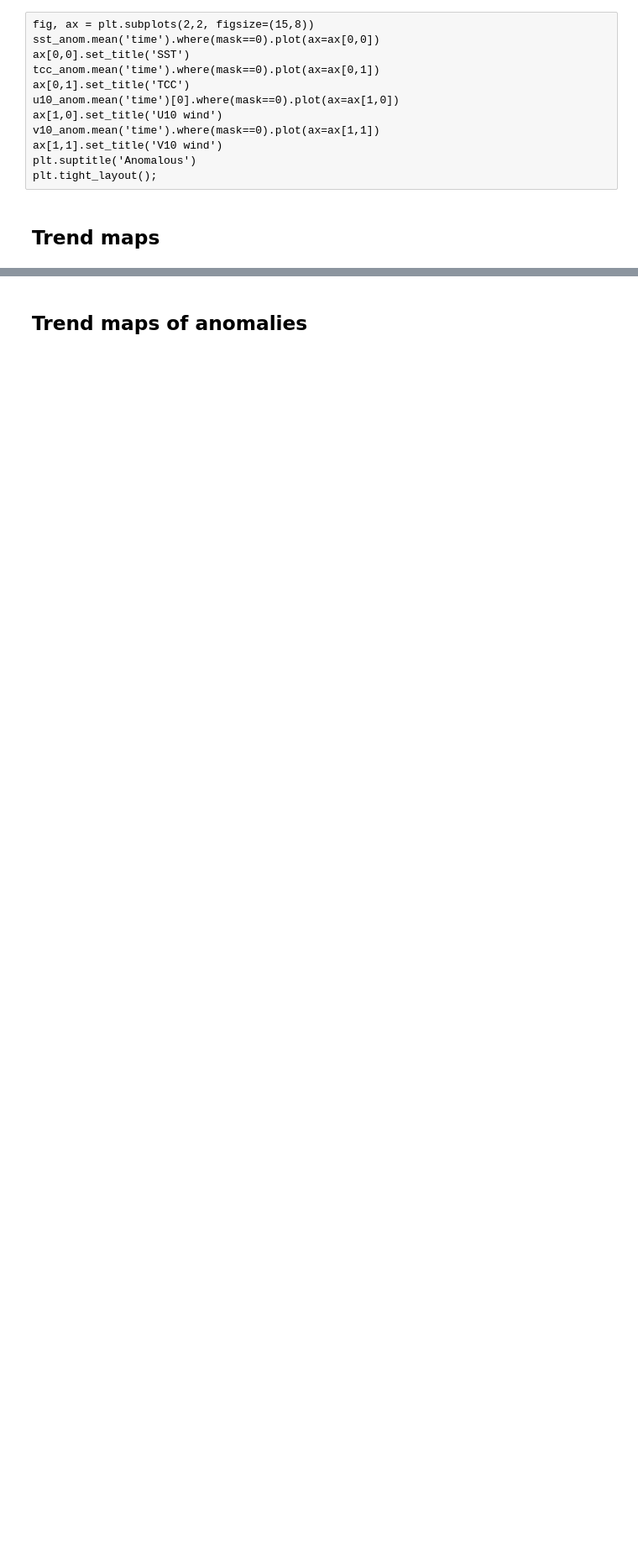
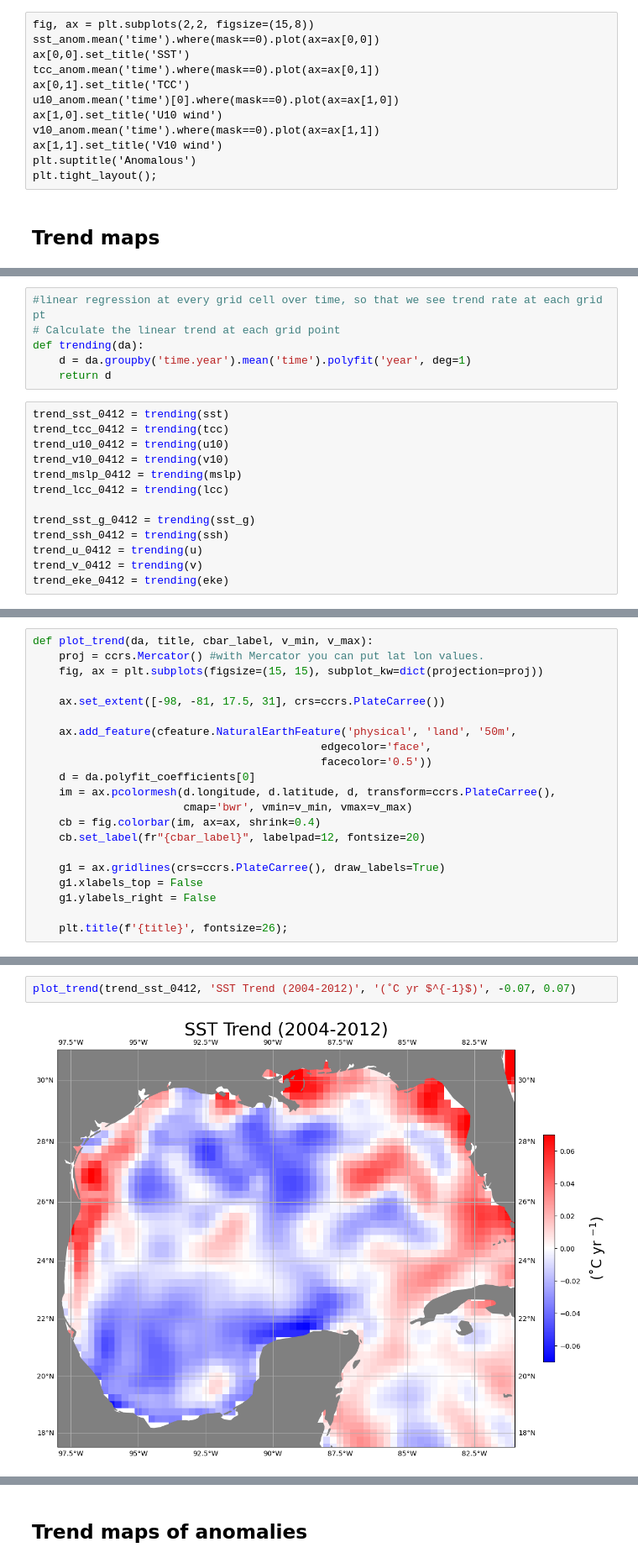
Before and after one commit to shanicetbailey/MHW-gfdl, a Jupyter notebook: 01-trend-maps.ipynb, the cells around one changed output, grey strips where cells are left out. Shown at 84% size. Saved outputs shown, nothing was run; the diff lists cells and outputs as text; blank space fills up the shorter version.

Commit message:
plotting trend maps of 2004-2012 period, continue plotting

```diff
--- a/01-trend-maps.ipynb
+++ b/01-trend-maps.ipynb
@@ -249,0 +255,19 @@ plt.title('MSLP Trend (1959-2021)', fontsize=26);
+# %%
+#linear regression at every grid cell over time, so that we see trend rate at each grid pt
+# Calculate the linear trend at each grid point
+def trending(da):
+    d = da.groupby('time.year').mean('time').polyfit('year', deg=1)
+    return d
+# %%
+trend_sst_0412 = trending(sst)
+trend_tcc_0412 = trending(tcc)
+trend_u10_0412 = trending(u10)
+trend_v10_0412 = trending(v10)
+trend_mslp_0412 = trending(mslp)
+trend_lcc_0412 = trending(lcc)
+
+trend_sst_g_0412 = trending(sst_g)
+trend_ssh_0412 = trending(ssh)
+trend_u_0412 = trending(u)
+trend_v_0412 = trending(v)
+trend_eke_0412 = trending(eke)
@@ -249,0 +313,21 @@ plt.title('MSLP Trend (1959-2021)', fontsize=26);
+# %%
+def plot_trend(da, title, cbar_label, v_min, v_max):
+    proj = ccrs.Mercator() #with Mercator you can put lat lon values.
+    fig, ax = plt.subplots(figsize=(15, 15), subplot_kw=dict(projection=proj))
+
+    ax.set_extent([-98, -81, 17.5, 31], crs=ccrs.PlateCarree())
+
+    ax.add_feature(cfeature.NaturalEarthFeature('physical', 'land', '50m',
+                                            edgecolor='face',
+                                            facecolor='0.5'))
+    d = da.polyfit_coefficients[0]
+    im = ax.pcolormesh(d.longitude, d.latitude, d, transform=ccrs.PlateCarree(),
+                       cmap='bwr', vmin=v_min, vmax=v_max)
+    cb = fig.colorbar(im, ax=ax, shrink=0.4)
+    cb.set_label(fr"{cbar_label}", labelpad=12, fontsize=20)
+
+    g1 = ax.gridlines(crs=ccrs.PlateCarree(), draw_labels=True)
+    g1.xlabels_top = False
+    g1.ylabels_right = False
+
+    plt.title(f'{title}', fontsize=26);
@@ -249,0 +340,4 @@ plt.title('MSLP Trend (1959-2021)', fontsize=26);
+# %%
+plot_trend(trend_sst_0412, 'SST Trend (2004-2012)', '(˚C yr $^{-1}$)', -0.07, 0.07)
+# %% [output]
+[figure, added]
```
Also changed, not shown: parts of 20 cells of this notebook.
